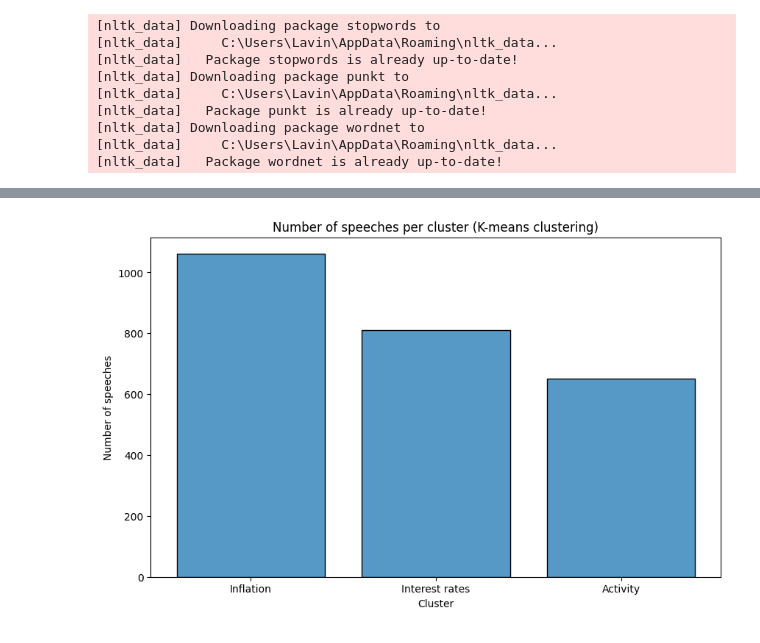
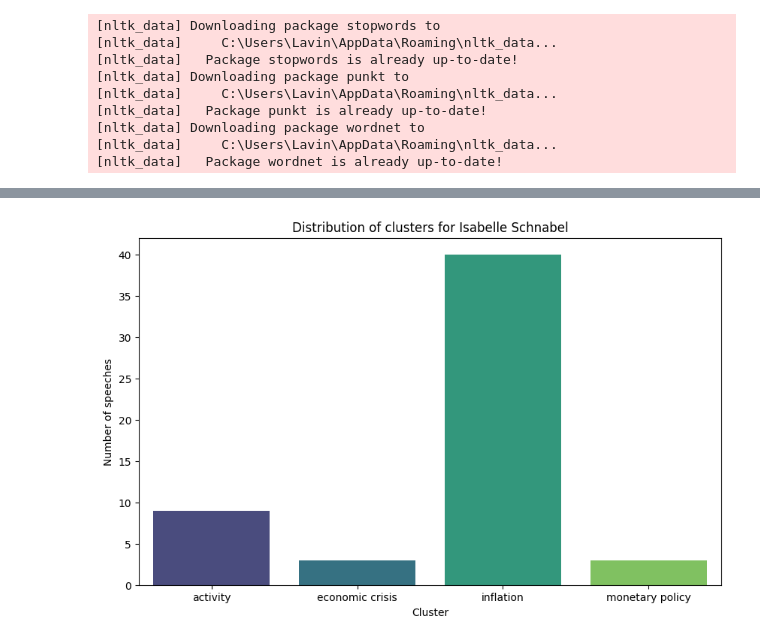
Before and after one commit to LaviniaSD/NPL---SPX, a Jupyter notebook: topic_analisys.ipynb, the cells around one changed output, grey strips where cells are left out. Saved outputs shown, nothing was run; the diff lists cells and outputs as text; code cells hidden in the pictures.

```diff
--- a/topic_analisys.ipynb
+++ b/topic_analisys.ipynb
@@ -257,10 +201,0 @@ plt.show()
-# %%
-# Histogram of the clusters
-plt.figure(figsize=(10, 6))
-sns.histplot(data_kmeans['cluster'], discrete=True, shrink=0.8)
-plt.title('Number of speeches per cluster (K-means clustering)')
-plt.xlabel('Cluster')
-plt.ylabel('Number of speeches')
-plt.show()
-# %% [output]
-[figure, removed]
@@ -269,0 +202,14 @@ plt.show()
+# %%
+# Plot the distribution of the clusters for speakers in a stacked bar plot
+
+# Use Isabelle Schnabel as an example
+example = data_kmeans_4[data_kmeans_4['speakers'] == 'Isabel Schnabel']
+example = example.groupby(['speakers', 'cluster']).size().reset_index(name='count')
+plt.figure(figsize=(10, 6))
+sns.barplot(data=example, x='cluster', y='count', palette='viridis')
+plt.title('Distribution of clusters for Isabelle Schnabel')
+plt.xlabel('Cluster')
+plt.ylabel('Number of speeches')
+plt.show()
+# %% [output]
+[figure, added]
```
Also changed, not shown: parts of 20 cells of this notebook.
